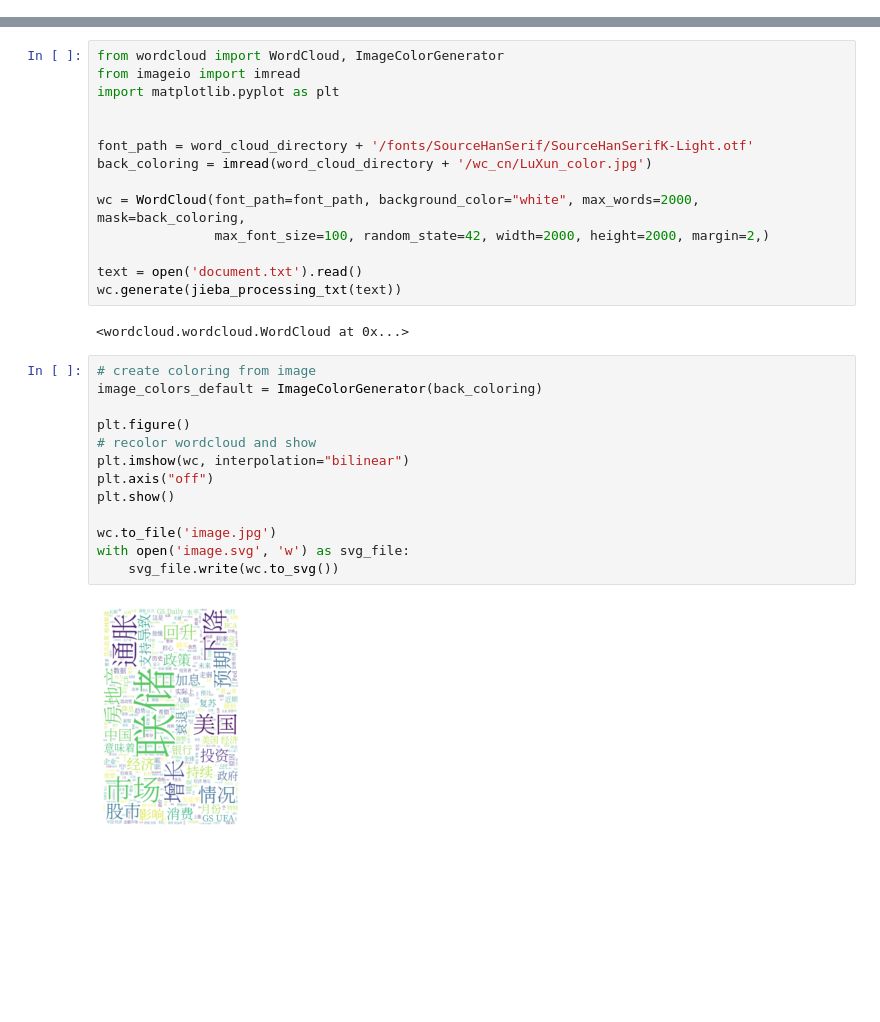
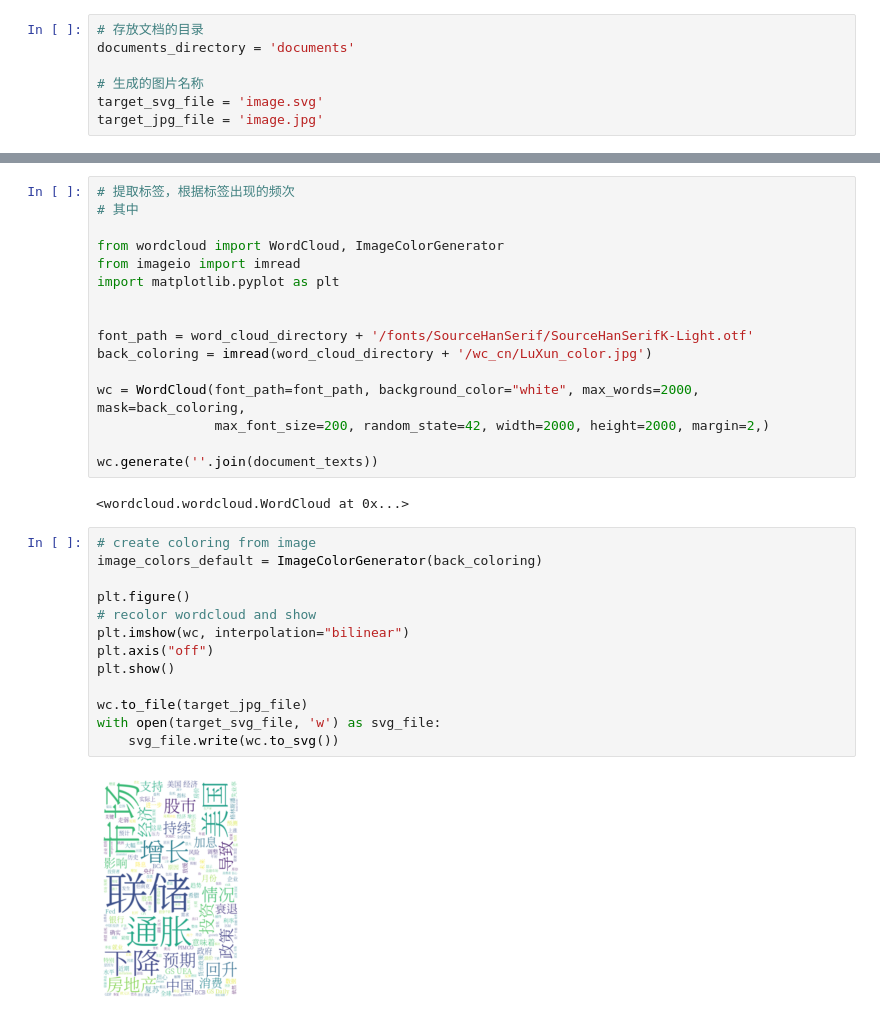
Before and after one commit to ronhuafeng/tag-cloud-generator, a Jupyter notebook: tag-cloud-generator.ipynb, the cells around one changed output, grey strips where cells are left out. Saved outputs shown, nothing was run; the diff lists cells and outputs as text; blank space fills up the shorter version.

```diff
--- a/tag-cloud-generator.ipynb
+++ b/tag-cloud-generator.ipynb
@@ -3 +1,8 @@ documents_directory = 'documents'
+# %%
+# 存放文档的目录
+documents_directory = 'documents'
+
+# 生成的图片名称
+target_svg_file = 'image.svg'
+target_jpg_file = 'image.jpg'
 # %%
@@ -66,4 +95,7 @@ Prefix dict has been built succesfully.
 # %%
+# 提取标签，根据标签出现的频次
+# 其中
+
 from wordcloud import WordCloud, ImageColorGenerator
 from imageio import imread
 import matplotlib.pyplot as plt
@@ -73,24 +105,23 @@ font_path = word_cloud_directory + '/fonts/SourceHanSerif/SourceHanSerifK-Light.
 back_coloring = imread(word_cloud_directory + '/wc_cn/LuXun_color.jpg')
 
 wc = WordCloud(font_path=font_path, background_color="white", max_words=2000, mask=back_coloring,
-               max_font_size=100, random_state=42, width=2000, height=2000, margin=2,)
+               max_font_size=200, random_state=42, width=2000, height=2000, margin=2,)
 
-text = open('document.txt').read()
-wc.generate(jieba_processing_txt(text))
+wc.generate(''.join(document_texts))
 # %% [output]
 <wordcloud.wordcloud.WordCloud at 0x...>
 # %%
 # create coloring from image
 image_colors_default = ImageColorGenerator(back_coloring)
 
 plt.figure()
 # recolor wordcloud and show
 plt.imshow(wc, interpolation="bilinear")
 plt.axis("off")
 plt.show()
 
-wc.to_file('image.jpg')
-with open('image.svg', 'w') as svg_file:
+wc.to_file(target_jpg_file)
+with open(target_svg_file, 'w') as svg_file:
     svg_file.write(wc.to_svg())
 # %% [output]
-[figure, old version]
+[figure, new version]
```
Also changed, not shown: parts of 4 cells of this notebook, 1 other file.
